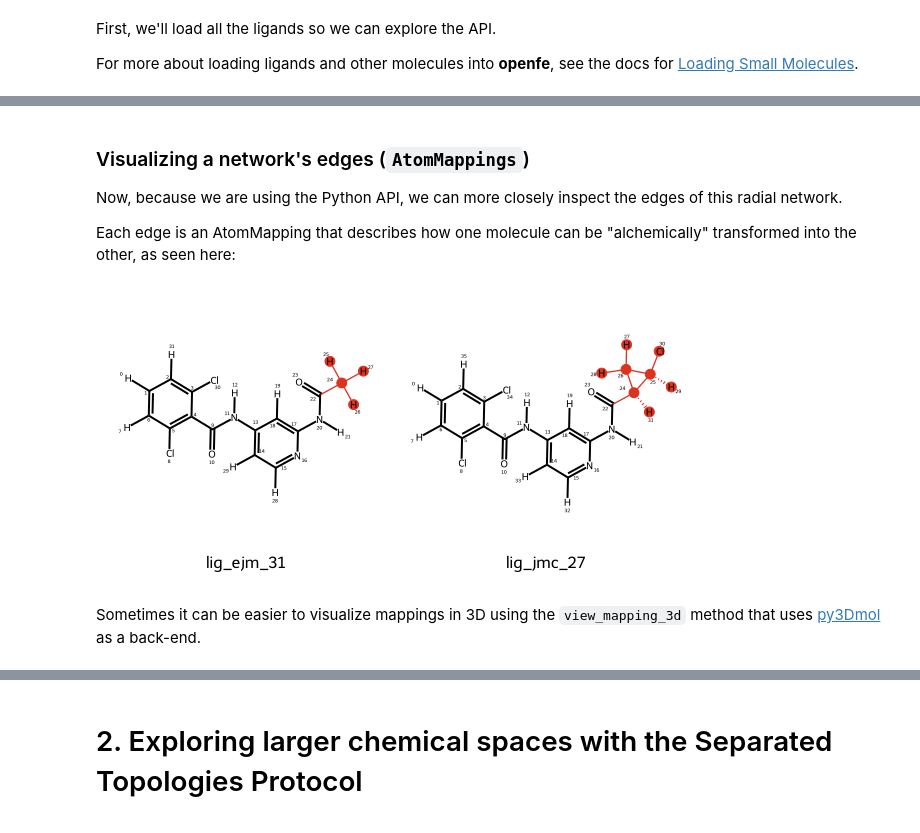
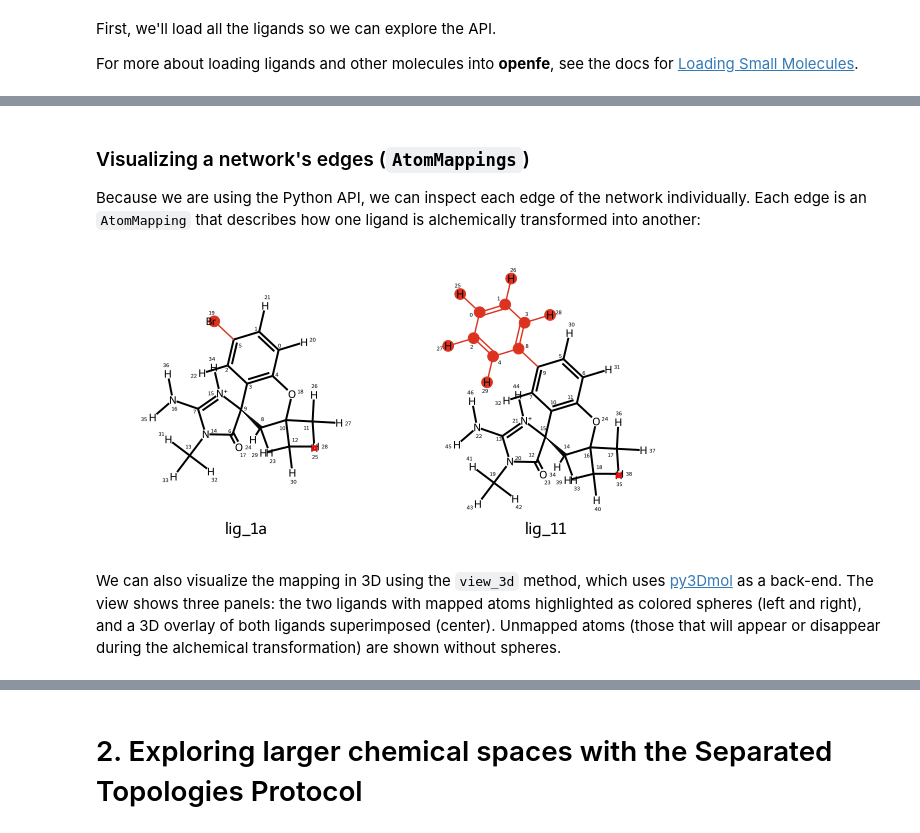
Before and after one commit to OpenFreeEnergy/openfe-demo, a Jupyter notebook: src/openfe_demo.ipynb, the cells around one changed output, grey strips where cells are left out. Cells and saved outputs as stored; diff of their text form; code cells hidden in the pictures.

Commit message:
Update openfe-demo notebook

```diff
--- a/src/openfe_demo.ipynb
+++ b/src/openfe_demo.ipynb
@@ -158,14 +258,11 @@ You can learn more about atom mappings at [Creating Atom Mappings](https://docs.
 # %%
-from openfe.setup import ligand_network_planning, LomapAtomMapper
-from openfe.utils.atommapping_network_plotting import plot_atommapping_network
+mols_by_name = {lig.name: lig for lig in ligands}
 
 radial_network = ligand_network_planning.generate_radial_network(
-    central_ligand=ligand_mols[0],  # use the first ligand as the central node
-    ligands=ligand_mols[1:],  # use all but the first ligand as the radial ligands
-    mappers=[LomapAtomMapper(),],  # this is the default atom mapper
+    central_ligand=mols_by_name["lig_1a"],
+    ligands=[lig for lig in ligands if lig.name != "lig_1a"],
+    mappers=[KartografAtomMapper()],
 )
-plt = plot_atommapping_network(radial_network);
 
-# note that this returns a matplotlib figure for further manipulation
-print(type(plt))
+plot_atommapping_network(radial_network)
 # %% [output]
@@ -174,18 +271,25 @@ print(type(plt))
 # %% [markdown]
 ### Visualizing a network's edges (`AtomMappings`)
 
-Now, because we are using the Python API, we can more closely inspect the edges of this radial network.
-
-Each edge is an AtomMapping that describes how one molecule can be "alchemically" transformed into the other, as seen here:
+Because we are using the Python API, we can inspect each edge of the
+network individually. Each edge is an `AtomMapping` that describes how
+one ligand is alchemically transformed into another:
 # %%
-map_31_to_27 = [
+# Retrieve the mapping between lig_1a and lig_11 as an example
+map_1a_to_11 = [
     edge for edge in radial_network.edges
-    if {edge.componentA.name, edge.componentB.name} == {"lig_ejm_31", "lig_jmc_27"}
+    if {edge.componentA.name, edge.componentB.name} == {"lig_1a", "lig_11"}
 ][0]
 
-map_31_to_27
+map_1a_to_11
 # %% [output]
-[figure, old version]
+[figure, new version]
 # %% [markdown]
-Sometimes it can be easier to visualize mappings in 3D using the `view_mapping_3d` method that uses [py3Dmol](https://pypi.org/project/py3Dmol/) as a back-end.
+We can also visualize the mapping in 3D using the `view_3d` method,
+which uses [py3Dmol](https://pypi.org/project/py3Dmol/) as a back-end.
+The view shows three panels: the two ligands with mapped atoms
+highlighted as colored spheres (left and right), and a 3D overlay of
+both ligands superimposed (center). Unmapped atoms (those that will
+appear or disappear during the alchemical transformation) are shown
+without spheres.
 # %%
```
Also changed, not shown: parts of 36 cells of this notebook, 5 other files.
